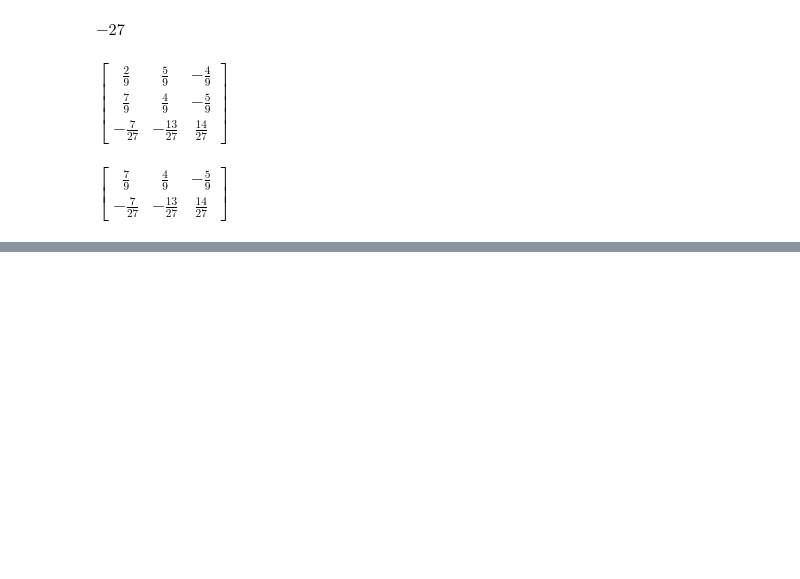
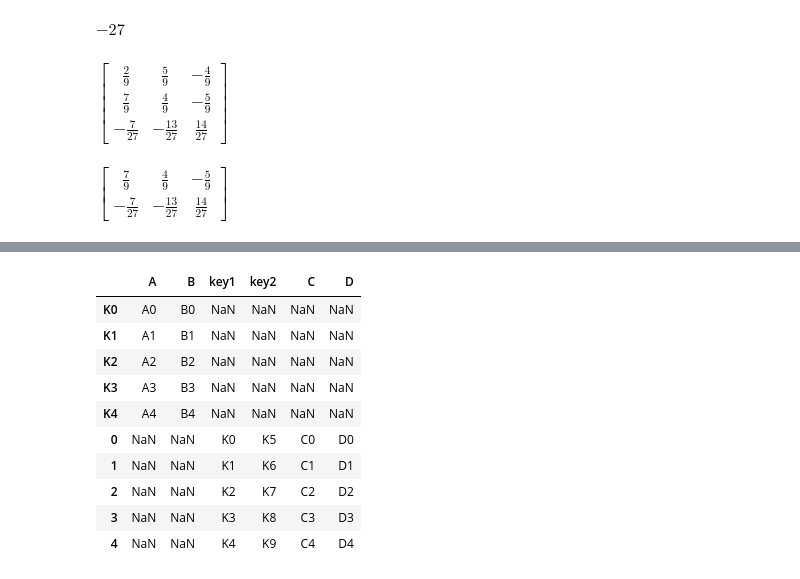
Before and after one commit to doumbiassa/REU_SUMMER_2022, a Jupyter notebook: Pandas_&Numpy.ipynb, the cells around one changed output, grey strips where cells are left out. Drawn from its saved outputs; the diff is of its cells as text; code cells hidden in the pictures; blank space fills up the shorter version.

```diff
--- a/Pandas_&Numpy.ipynb
+++ b/Pandas_&Numpy.ipynb
@@ -228,0 +625,6 @@ $\displaystyle \left[\begin{matrix}85\\114\\50\\62\end{matrix}\right]$
+# %%
+right = pd.DataFrame({
+'key1':['K0','K1','K2','K3','K4'],
+'key2':['K5','K6','K7','K8','K9 '],
+'C':['C0','C1','C2','C3','C4'],
+'D':['D0','D1','D2','D3','D4']})
@@ -228,0 +649,4 @@ $\displaystyle \left[\begin{matrix}85\\114\\50\\62\end{matrix}\right]$
+# %%
+left_df = pd.DataFrame({'A':['A0','A1','A2','A3','A4'],
+'B':['B0','B1','B2','B3','B4']},
+index=['K0','K1','K2','K3','K4'])
@@ -228,0 +657,14 @@ $\displaystyle \left[\begin{matrix}85\\114\\50\\62\end{matrix}\right]$
+# %%
+left_df.join(right,how='outer')
+# %% [output]
+|  | A | B | key1 | key2 | C | D |
+| K0 | A0 | B0 | NaN | NaN | NaN | NaN |
+| K1 | A1 | B1 | NaN | NaN | NaN | NaN |
+| K2 | A2 | B2 | NaN | NaN | NaN | NaN |
+| K3 | A3 | B3 | NaN | NaN | NaN | NaN |
+| K4 | A4 | B4 | NaN | NaN | NaN | NaN |
+| 0 | NaN | NaN | K0 | K5 | C0 | D0 |
+| 1 | NaN | NaN | K1 | K6 | C1 | D1 |
+| 2 | NaN | NaN | K2 | K7 | C2 | D2 |
+| 3 | NaN | NaN | K3 | K8 | C3 | D3 |
+| 4 | NaN | NaN | K4 | K9 | C4 | D4 |
```
Also changed, not shown: parts of 67 cells of this notebook, 3 other files.
